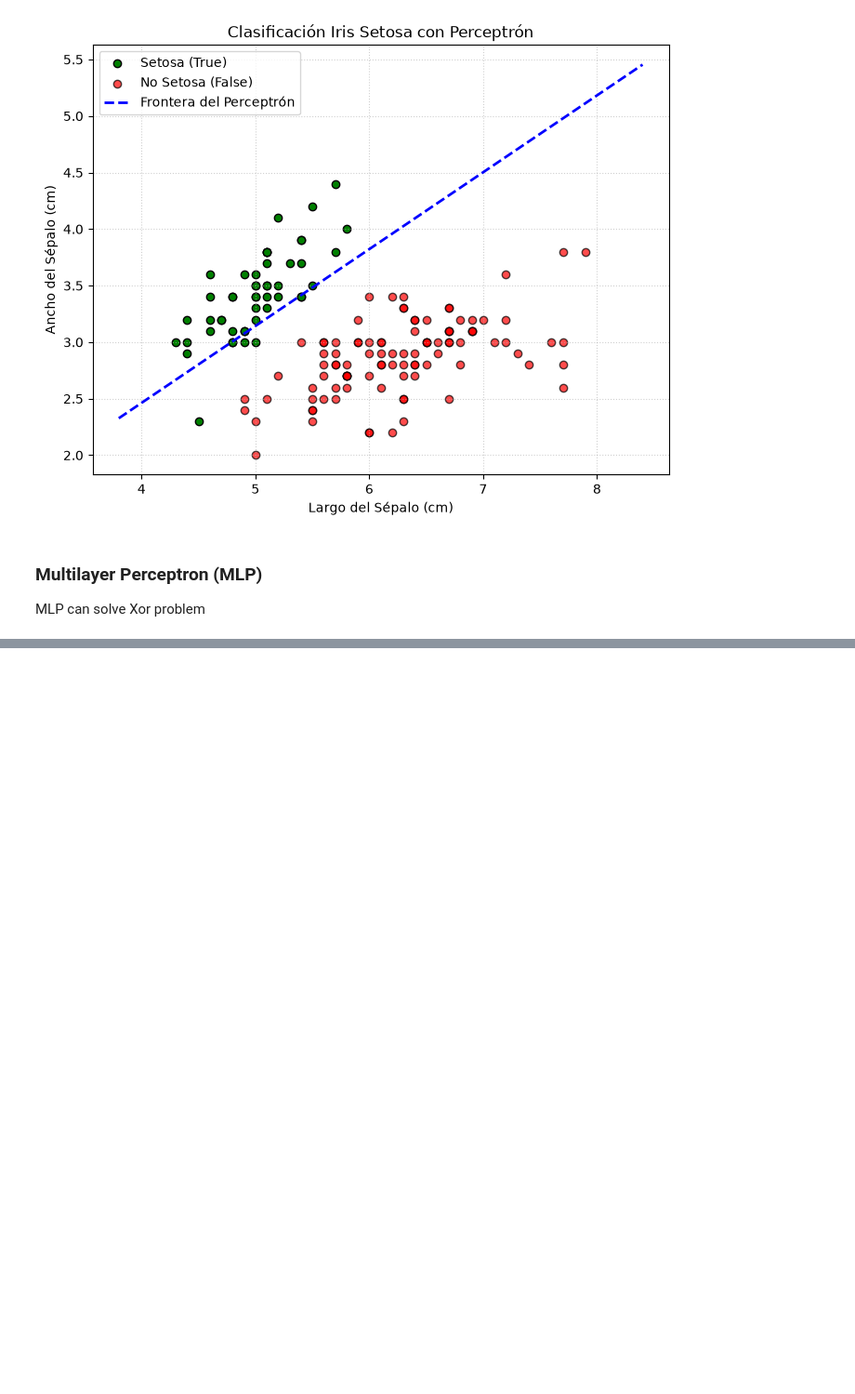
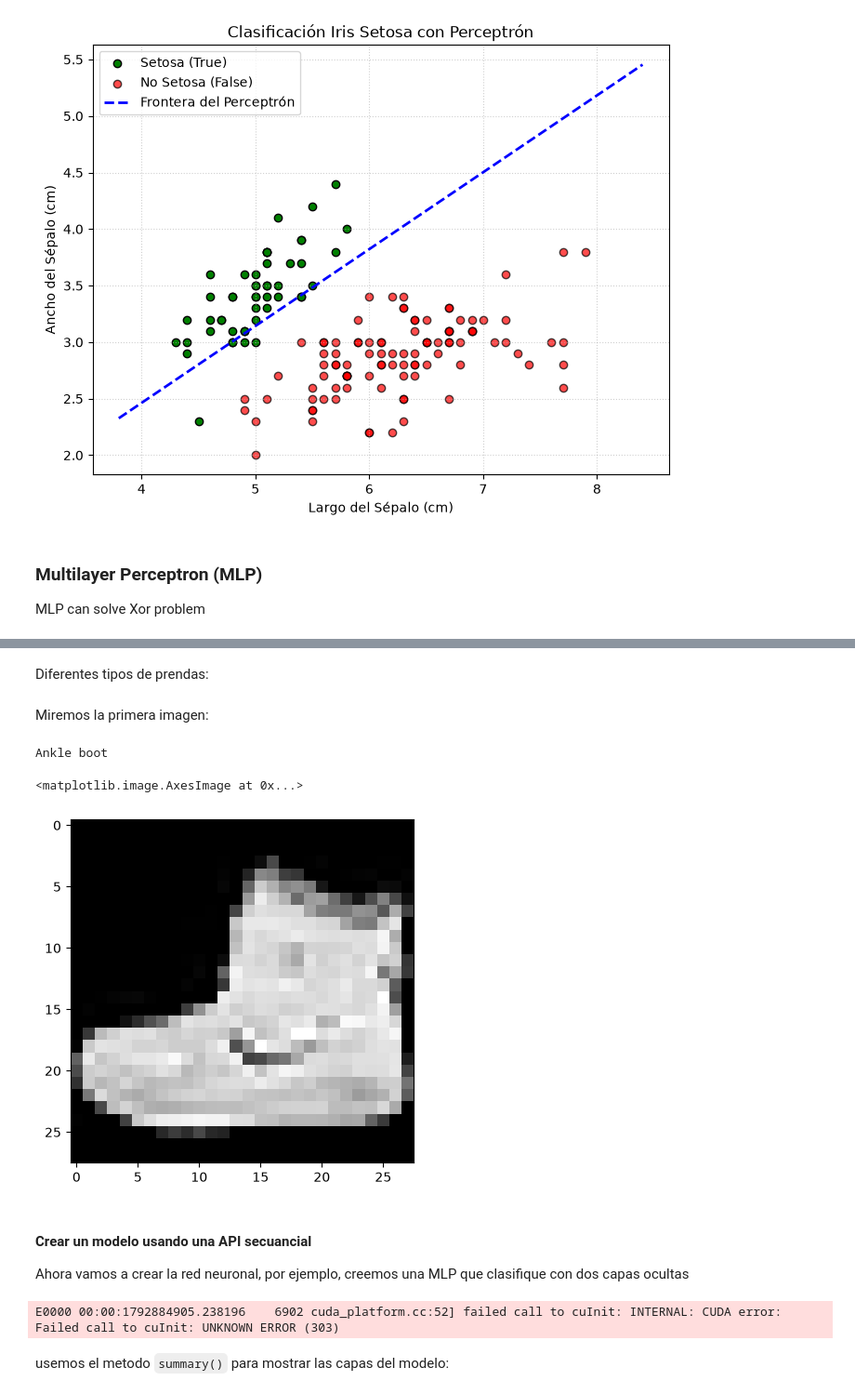
Before and after one commit to titooDiaz/Machine-Learning, a Jupyter notebook: HOML/Part 2/Chapter 10/nootebook.ipynb, the cells around one changed output, grey strips where cells are left out. Shown at 93% size. Saved outputs shown, nothing was run; the diff lists cells and outputs as text; code cells hidden in the pictures; blank space fills up the shorter version.

```diff
--- a/HOML/Part 2/Chapter 10/nootebook.ipynb
+++ b/HOML/Part 2/Chapter 10/nootebook.ipynb
@@ -118,0 +347,5 @@ La prediccion es de 1 XOR 1 = 0
+# %%
+fashion_mnist = tf.keras.datasets.fashion_mnist.load_data()
+(X_train_full, y_train_full), (X_test, y_test) = fashion_mnist
+X_train, y_train = X_train_full[:5000], y_train_full[:5000]
+X_valid, y_valid = X_train_full[-5000:], y_train_full[-5000:]
@@ -118,0 +362,10 @@ La prediccion es de 1 XOR 1 = 0
+# %%
+X_train = X_train.astype(np.float32) / 255.0
+X_valid = X_valid.astype(np.float32) / 255.0
+X_test = X_test.astype(np.float32) / 255.0
+# %% [markdown]
+Diferentes tipos de prendas:
+# %%
+class_names = ["T-shirt/top", "Trouser", "Pullover", "Dress", "Coat", "Sandal", "Shirt", "Sneaker", "Bag", "Ankle boot"]
+# %% [markdown]
+Miremos la primera imagen:
@@ -118,0 +374,22 @@ La prediccion es de 1 XOR 1 = 0
+# %%
+print(class_names[y_train[0]])
+plt.imshow(X_train[0], cmap="gray")
+# %% [output]
+Ankle boot
+<matplotlib.image.AxesImage at 0x...>
+[figure, added]
+# %% [markdown]
+#### Crear un modelo usando una API secuancial
+Ahora vamos a crear la red neuronal, por ejemplo, creemos una MLP que clasifique con dos capas ocultas
+# %%
+tf.random.set_seed(42)
+model = tf.keras.Sequential([
+    tf.keras.layers.Flatten(input_shape=[28, 28]),
+    tf.keras.layers.Dense(300, activation="relu"),
+    tf.keras.layers.Dense(100, activation="relu"),
+    tf.keras.layers.Dense(10, activation="softmax")
+])
+# %% [output]
+E0000 00:00:1792884905.238196    6902 cuda_platform.cc:52] failed call to cuInit: INTERNAL: CUDA error: Failed call to cuInit: UNKNOWN ERROR (303)
+# %% [markdown]
+usemos el metodo `summary()` para mostrar las capas del modelo:
```
Also changed, not shown: parts of 39 cells of this notebook.
